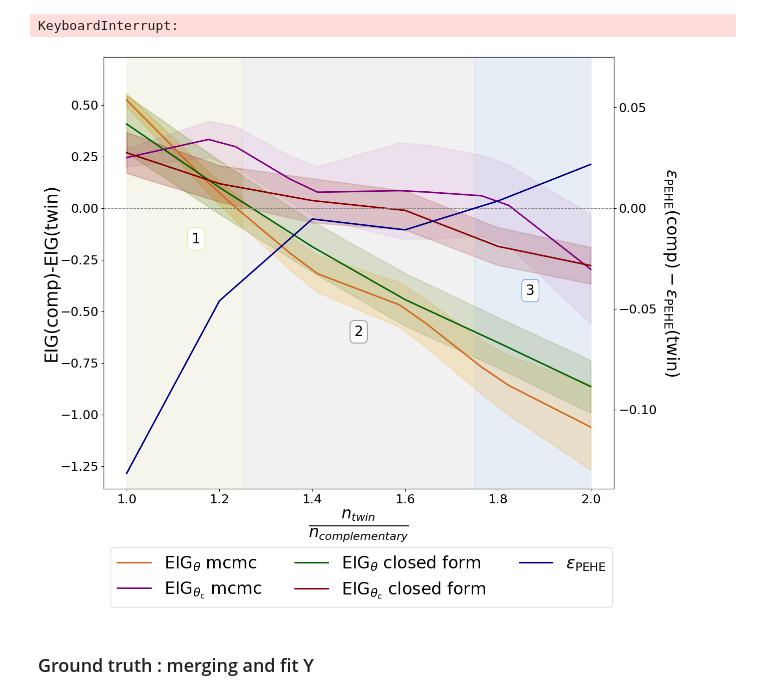
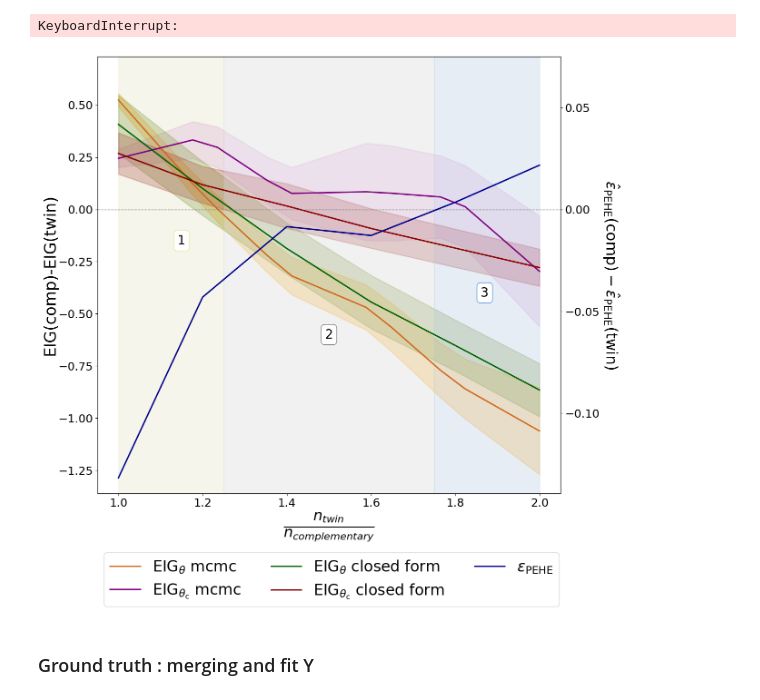
Before and after one commit to LucileTerminassian/causal_prospective_merge, a Jupyter notebook: notebooks/linear_synthetic.ipynb, the cells around one changed output. Cells and saved outputs as stored; diff of their text form; code cells hidden in the pictures.

```diff
--- a/notebooks/linear_synthetic.ipynb
+++ b/notebooks/linear_synthetic.ipynb
@@ -385,7 +332,7 @@ def plot_dict(
     second_axis: Union[dict, None] = None,
 ):
 
-    fig, ax1 = plt.subplots(figsize=(13, 10))
+    fig, ax1 = plt.subplots(figsize=(13, 11))
 
     for label, arr in data_dict.items():
 
@@ -495,27 +442,29 @@ predictive_mcmc = pd.read_csv("/Users/lucile/causal_info_gain/data_for_plots/lin
 predictive_closed_form = pd.read_csv("/Users/lucile/causal_info_gain/data_for_plots/linear_synthetic/obs_closed_form.csv")
 caus_mcmc = pd.read_csv("/Users/lucile/causal_info_gain/data_for_plots/linear_synthetic/caus_mcmc.csv")
 caus_closed_form = pd.read_csv("/Users/lucile/causal_info_gain/data_for_plots/linear_synthetic/caus_closed_form.csv")
+
+mean_mse_cate = pd.read_csv("/Users/lucile/causal_info_gain/data_for_plots/linear_synthetic/mean_mse_cate.csv")
 # %%
 dict_all_diff = {r'$\mathrm{EIG}_{\theta}$'+' mcmc': predictive_mcmc, r'$\mathrm{EIG}_{\theta_{\text{c}}}$'+' mcmc': caus_mcmc, \
                  r'$\mathrm{EIG}_{\theta}$'+' closed form': predictive_closed_form, r'$\mathrm{EIG}_{\theta_{\text{c}}}$'+' closed form': caus_closed_form}
 std_color_dict = {r'$\mathrm{EIG}_{\theta}$'+' mcmc': 'orange', r'$\mathrm{EIG}_{\theta_{\text{c}}}$'+' mcmc': 'plum', \
                  r'$\mathrm{EIG}_{\theta}$'+' closed form': 'olivedrab', r'$\mathrm{EIG}_{\theta_{\text{c}}}$'+' closed form': 'brown'}
 mean_color_dict = {r'$\mathrm{EIG}_{\theta}$'+' mcmc': 'chocolate', r'$\mathrm{EIG}_{\theta_{\text{c}}}$'+' mcmc': 'purple', \
                  r'$\mathrm{EIG}_{\theta}$'+' closed form': 'darkgreen', r'$\mathrm{EIG}_{\theta_{\text{c}}}$'+' closed form': 'darkred'}
 
 plot_dict(
     x = proportions,
     data_dict = dict_all_diff,
     mean_color_dict= mean_color_dict,
     std_color_dict = std_color_dict,
-    axis_names=[r'$\frac{n_{twin}}{n_{complementary}}$', 'EIG(comp)-EIG(twin)', r'$\epsilon_{\text{PEHE}}(\text{comp})-\epsilon_{\text{PEHE}}(\text{twin})$'],
+    axis_names=[r'$\frac{n_{twin}}{n_{complementary}}$', 'EIG(comp)-EIG(twin)', r'$\hat{\epsilon}_{\text{PEHE}}(\text{comp})-\hat{\epsilon}_{\text{PEHE}}(\text{twin})$'],
     dict_additional_plots=None,
     text=None,
     title= None,
-    second_axis={r'$\epsilon_{\text{PEHE}}$':mean_mse['CATE']},
-    save = "/Users/lucile/causal_info_gain/plots/linear_synthetic/with_text_box") #"/Users/lucile/causal_info_gain/plots/linear_synthetic/without_text_box"
+    second_axis={r'$\epsilon_{\text{PEHE}}$':mean_mse_cate},
+    save = "/Users/lucile/causal_info_gain/plots/linear_synthetic/with_text_box") #"/Users/lucile/causal_info_gain/plots/linear_synthetic/without_text_box")
 # %% [output]
-[figure, old version]
+[figure, new version]
 # %% [markdown]
 ### Ground truth : merging and fit Y
 # %%
```
Also changed, not shown: parts of 4 cells of this notebook, 3 other files.
